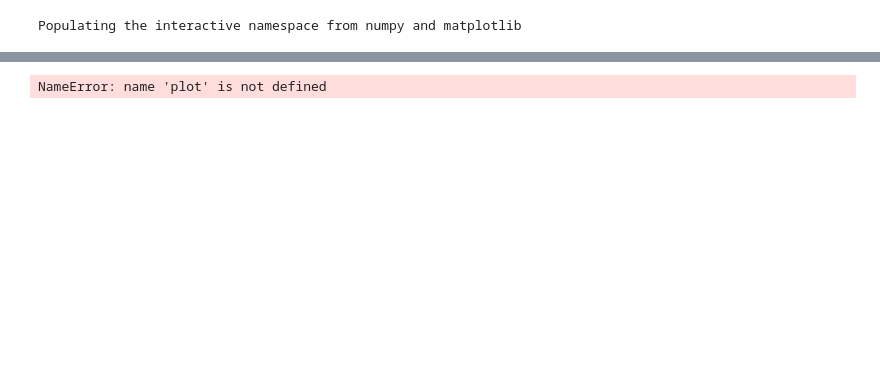
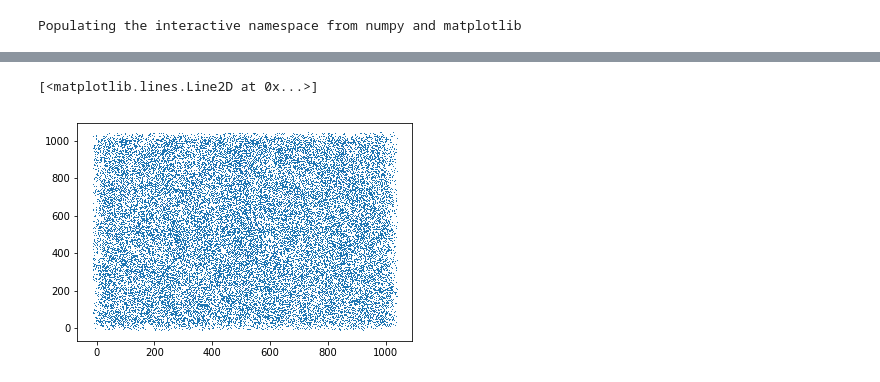
Before and after one commit to rainwoodman/fastpm-python, a Jupyter notebook: Example/Glass.ipynb, the cells around one changed output, grey strips where cells are left out. Saved outputs shown, nothing was run; the diff lists cells and outputs as text; code cells hidden in the pictures; blank space fills up the shorter version.

```diff
--- a/Example/Glass.ipynb
+++ b/Example/Glass.ipynb
@@ -166,7 +73,8 @@ legend()
 # %%
-plot(state.X[:, 0][::1000], state.X[:, 1][::1000], '.')
+plot(state.X[:, 0], state.X[:, 1], ',')
 # %% [output]
-NameError: name 'plot' is not defined
+[<matplotlib.lines.Line2D at 0x...>]
+[figure, added]
 # %%
 plot(r.power['k'], r.power['power'])
 plot(r.power['k'], r.power['k'] ** 4 * r.power.sel(method='nearest', k=[1.])['power'].real)
```
Also changed, not shown: parts of 20 cells of this notebook.
